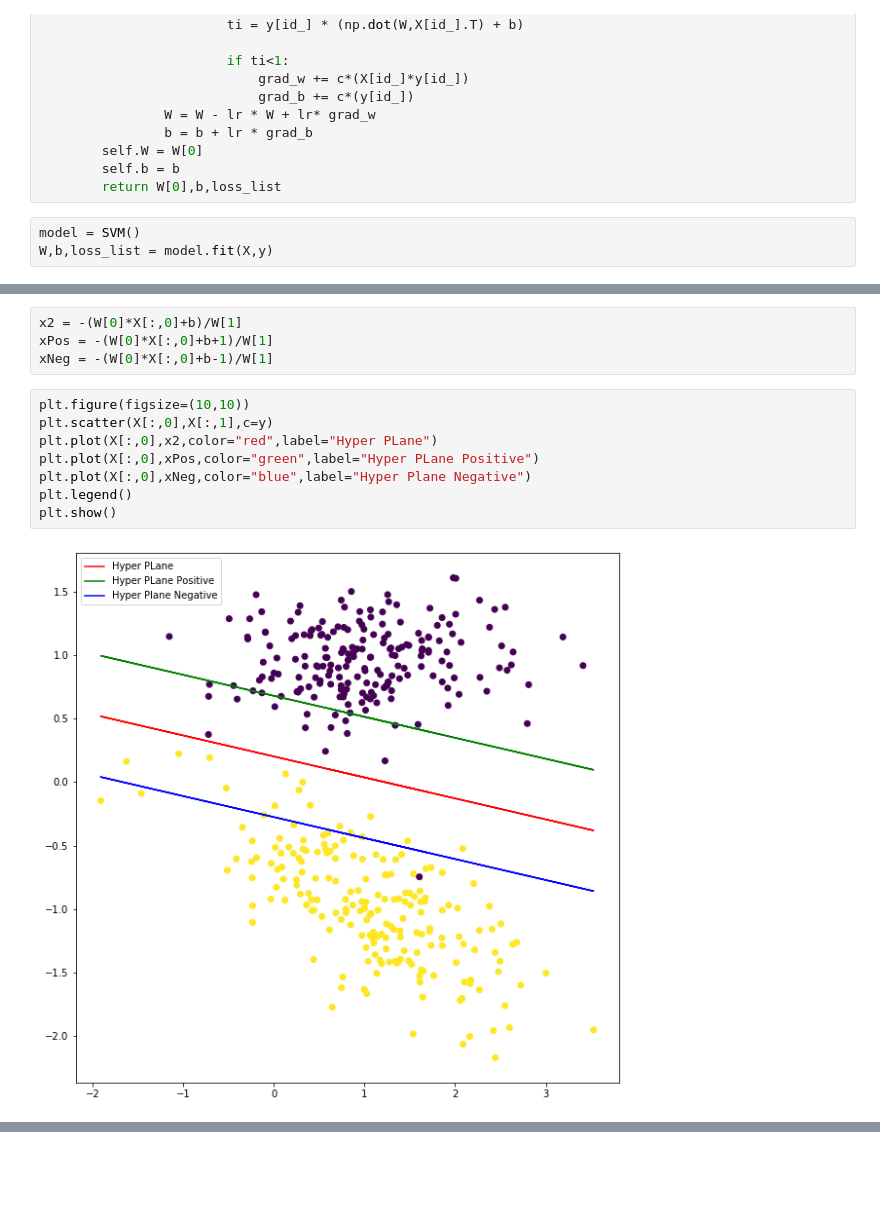
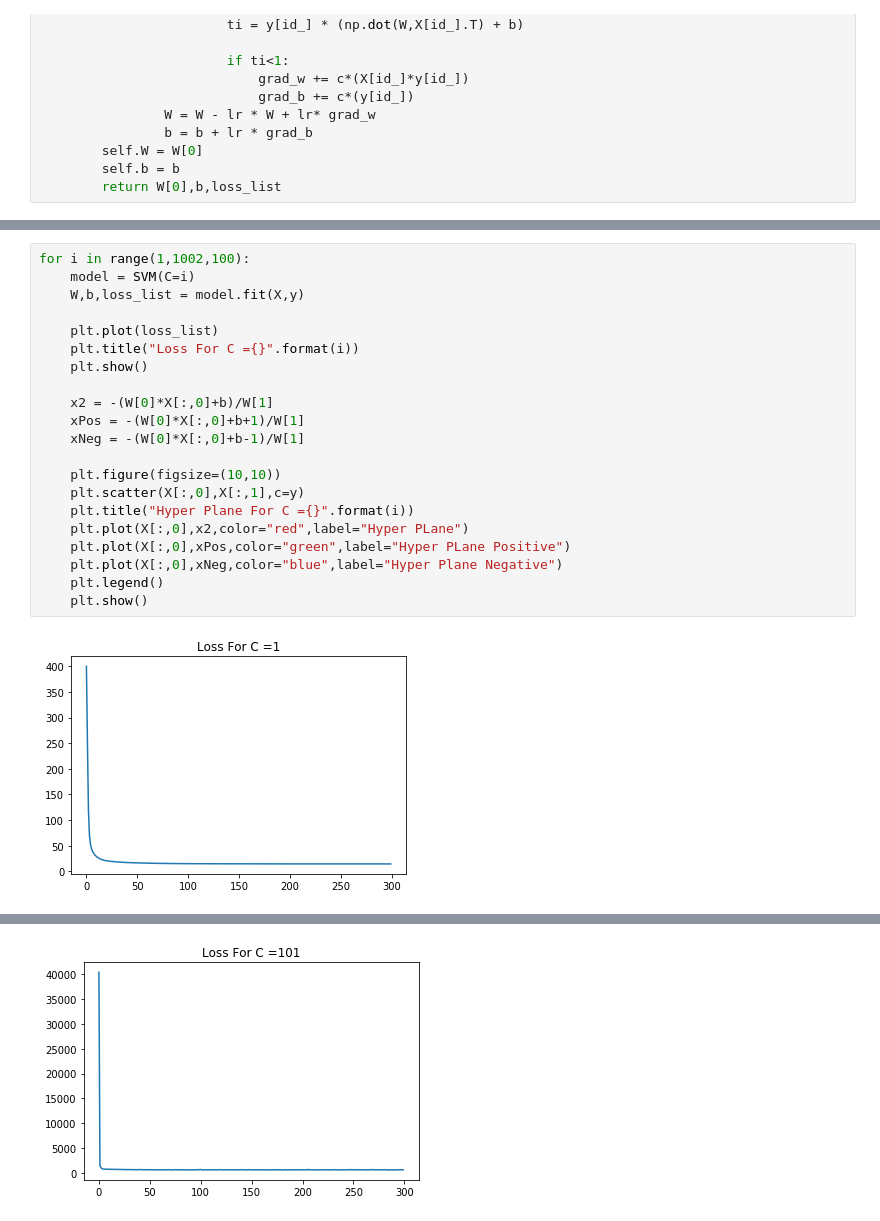
Before and after one commit to JayantGoel001/Support-Vector-Machine, a Jupyter notebook: Support Vector Machine.ipynb, the cells around one changed output, grey strips where cells are left out. Saved outputs shown, nothing was run; the diff lists cells and outputs as text; blank space fills up the shorter version.

```diff
--- a/Support Vector Machine.ipynb
+++ b/Support Vector Machine.ipynb
@@ -57,6 +57,3 @@ class SVM:
         self.W = W[0]
         self.b = b
         return W[0],b,loss_list
-# %%
-model = SVM()
-W,b,loss_list = model.fit(X,y)
@@ -68,14 +60,23 @@ plt.show()
-# %%
-x2 = -(W[0]*X[:,0]+b)/W[1]
-xPos = -(W[0]*X[:,0]+b+1)/W[1]
-xNeg = -(W[0]*X[:,0]+b-1)/W[1]
 # %%
-plt.figure(figsize=(10,10))
-plt.scatter(X[:,0],X[:,1],c=y)
-plt.plot(X[:,0],x2,color="red",label="Hyper PLane")
-plt.plot(X[:,0],xPos,color="green",label="Hyper PLane Positive")
-plt.plot(X[:,0],xNeg,color="blue",label="Hyper Plane Negative")
-plt.legend()
-plt.show()
+for i in range(1,1002,100):
+    model = SVM(C=i)
+    W,b,loss_list = model.fit(X,y)
+
+    plt.plot(loss_list)
+    plt.title("Loss For C ={}".format(i))
+    plt.show()
+
+    x2 = -(W[0]*X[:,0]+b)/W[1]
+    xPos = -(W[0]*X[:,0]+b+1)/W[1]
+    xNeg = -(W[0]*X[:,0]+b-1)/W[1]
+
+    plt.figure(figsize=(10,10))
+    plt.scatter(X[:,0],X[:,1],c=y)
+    plt.title("Hyper Plane For C ={}".format(i))
+    plt.plot(X[:,0],x2,color="red",label="Hyper PLane")
+    plt.plot(X[:,0],xPos,color="green",label="Hyper PLane Positive")
+    plt.plot(X[:,0],xNeg,color="blue",label="Hyper Plane Negative")
+    plt.legend()
+    plt.show()
 # %% [output]
-[figure, old version]
+[figure, new version]
@@ -81,0 +84 @@ plt.show()
+[figure, added]
```
Also changed, not shown: parts of 2 cells of this notebook.
